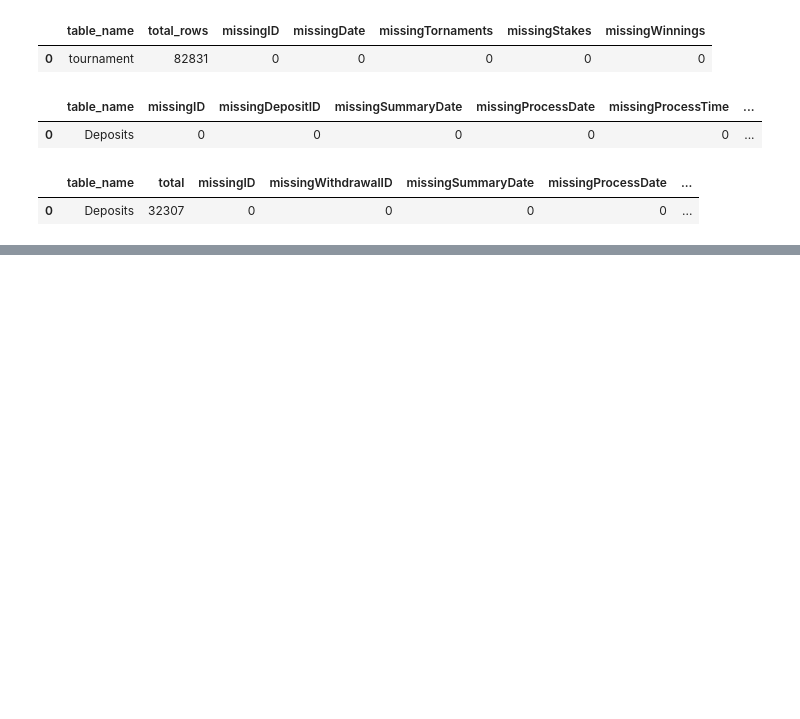
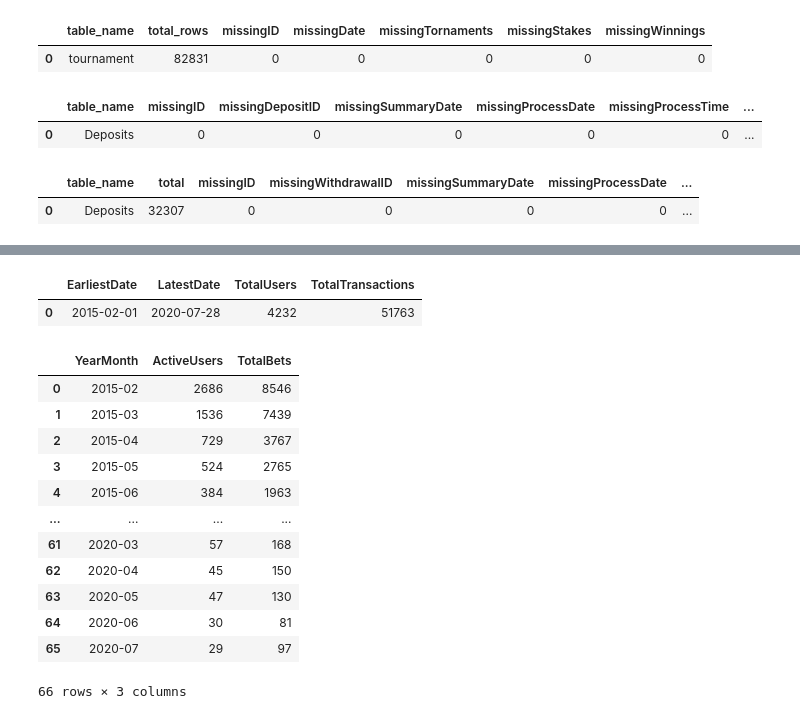
Before and after one commit to Shemshemy/churning, a Jupyter notebook: index.ipynb, the cells around one changed output, grey strips where cells are left out. Cells and saved outputs as stored; diff of their text form; code cells hidden in the pictures; blank space fills up the shorter version.

```diff
--- a/index.ipynb
+++ b/index.ipynb
@@ -258,0 +536,37 @@ missing_withdrawals_data
+# %%
+# Diagnostic Query: Check Activity Distribution over time
+con.execute("""
+SELECT
+    MIN(CAST(ActivityDate AS DATE)) AS EarliestDate,
+    MAX(CAST(ActivityDate AS DATE)) AS LatestDate,
+    COUNT(DISTINCT UserID) AS TotalUsers,
+    COUNT(*) AS TotalTransactions
+FROM Clean_CashGames;
+""").fetchdf()
+# %% [output]
+|  | EarliestDate | LatestDate | TotalUsers | TotalTransactions |
+| 0 | 2015-02-01 | 2020-07-28 | 4232 | 51763 |
+# %%
+con.execute("""
+SELECT
+    STRFTIME(CAST(ActivityDate AS DATE), '%Y-%m') AS YearMonth,
+    COUNT(DISTINCT UserID) AS ActiveUsers,
+    COUNT(*) AS TotalBets
+FROM Clean_CashGames
+GROUP BY YearMonth
+ORDER BY YearMonth ASC;
+""").fetchdf()
+# %% [output]
+|  | YearMonth | ActiveUsers | TotalBets |
+| 0 | 2015-02 | 2686 | 8546 |
+| 1 | 2015-03 | 1536 | 7439 |
+| 2 | 2015-04 | 729 | 3767 |
+| 3 | 2015-05 | 524 | 2765 |
+| 4 | 2015-06 | 384 | 1963 |
+| ... | ... | ... | ... |
+| 61 | 2020-03 | 57 | 168 |
+| 62 | 2020-04 | 45 | 150 |
+| 63 | 2020-05 | 47 | 130 |
+| 64 | 2020-06 | 30 | 81 |
+| 65 | 2020-07 | 29 | 97 |
+66 rows × 3 columns
```
Also changed, not shown: parts of 16 cells of this notebook.
